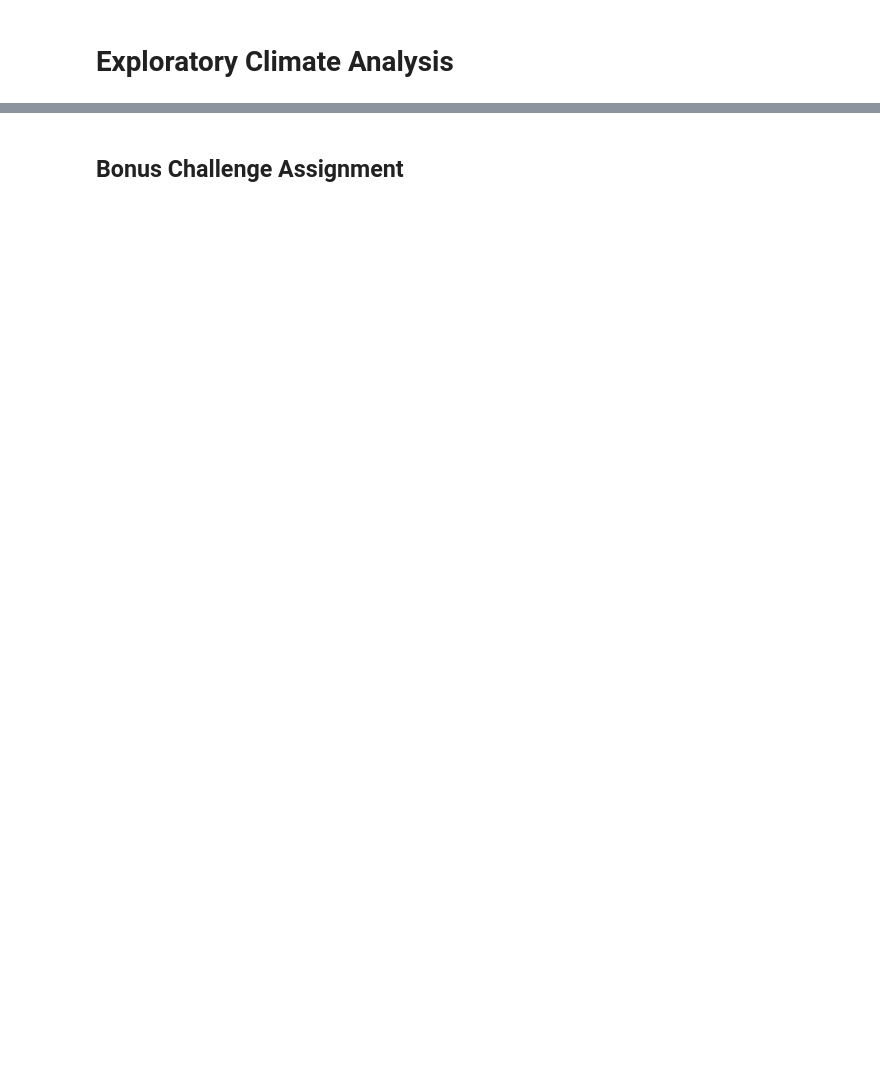
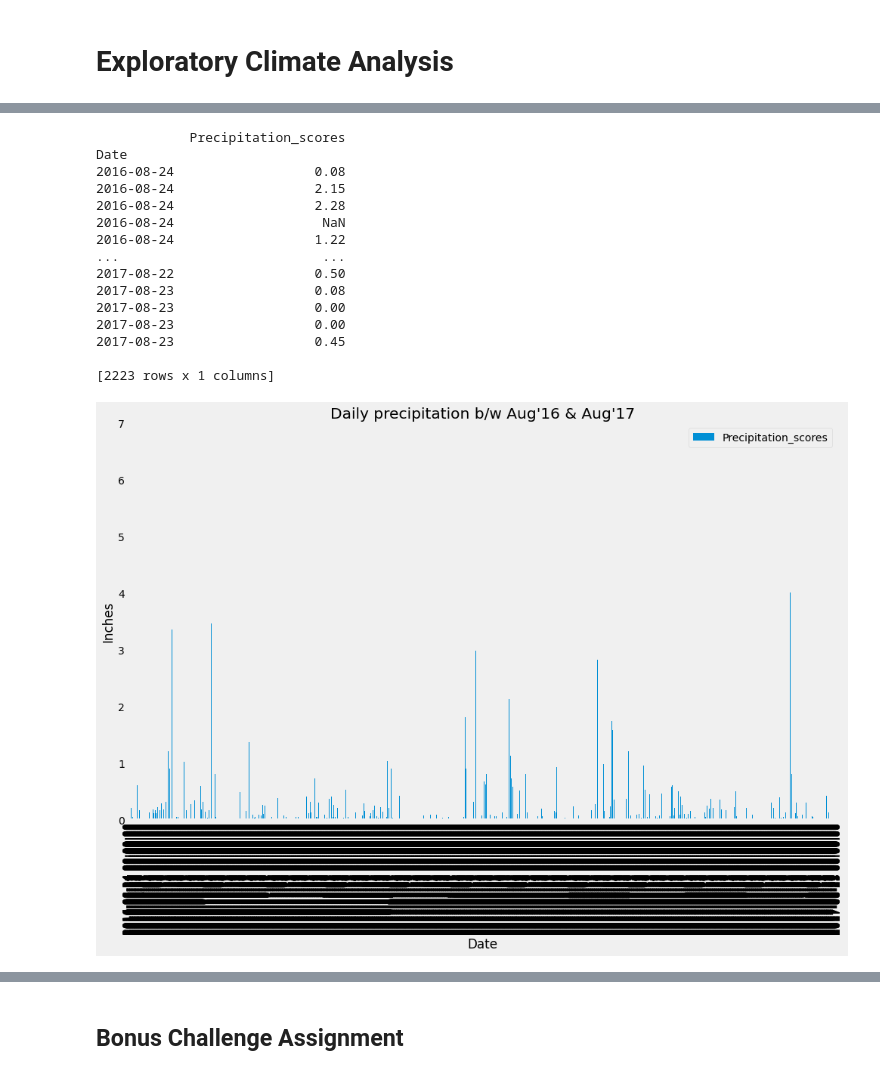
Before and after one commit to chiron-chiron/sqlalchemy-challenge, a Jupyter notebook: Analysis.ipynb, the cells around one changed output, grey strips where cells are left out. Drawn from its saved outputs; the diff is of its cells as text; code cells hidden in the pictures; blank space fills up the shorter version.

```diff
--- a/Analysis.ipynb
+++ b/Analysis.ipynb
@@ -130,0 +119,9 @@ KeyboardInterrupt:
+# %%
+## Perform a query to retrieve the data and precipitation scores
+sel = [Measurements.date, Measurements.prcp]
+date = dt.datetime(2017, 8, 23) - dt.timedelta(days=365)
+print(date)
+
+daily_prcp = session.query(*sel).order_by(Measurements.date.asc()).\
+    filter(Measurements.date >= date).all()
+daily_prcp
@@ -130,0 +147,7 @@ KeyboardInterrupt:
+# %%
+## Save the query results as a Pandas DataFrame and set the index to the date column
+daily_prcp_df = pd.DataFrame(daily_prcp, columns=["Date", "Precipitation_scores"])
+
+daily_prcp_df.set_index("Date", inplace= True)
+
+print(daily_prcp_df)
@@ -130,0 +170,5 @@ KeyboardInterrupt:
+# %%
+## Sort the dataframe by date
+# Note already done above, but if it wasn't this is the code that was reset the index.
+sorted_prcep_df = daily_prcp_df.sort_values("Date", ascending=True)
+sorted_prcep_df
@@ -131 +190,30 @@ KeyboardInterrupt:
+# %%
+## Use Pandas Plotting with Matplotlib to plot the data
+# First, convert date column (text), to data type (datetime), so formatting conducive to plotting
+sorted_prcep_df.index = pd.to_datetime(sorted_prcep_df.index, format = "%Y/%m/%d")
+print(sorted_prcep_df)
+
+rain_all_plot = sorted_prcep_df.plot(kind="bar", ylim = (0,7), figsize=(15,9), title = "Daily precipitation b/w Aug'16 & Aug'17", rot=90)
+rain_all_plot.set_ylabel("Inches")
+rain_all_plot.set_xlabel("Date")
+rain_all_plot.grid()
+# plt.xticks(int(12))
+plt.show()
+# %% [output]
+            Precipitation_scores
+Date
+2016-08-24                  0.08
+2016-08-24                  2.15
+2016-08-24                  2.28
+2016-08-24                   NaN
+2016-08-24                  1.22
+...                          ...
+2017-08-22                  0.50
+2017-08-23                  0.08
+2017-08-23                  0.00
+2017-08-23                  0.00
+2017-08-23                  0.45
+
+[2223 rows x 1 columns]
+[figure, added]
 # %%
```
Also changed, not shown: parts of 13 cells of this notebook.
